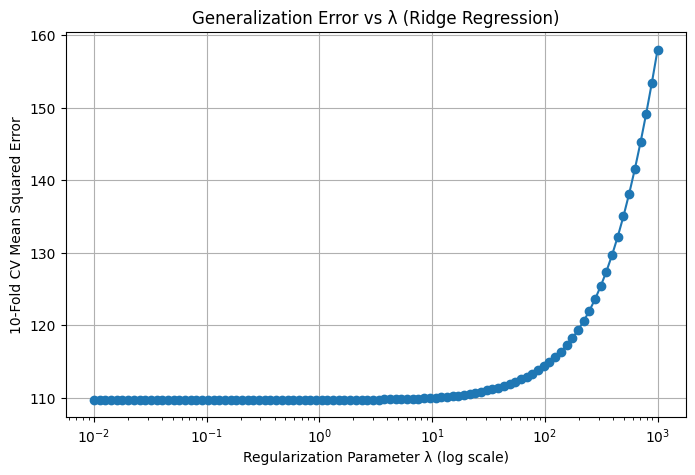
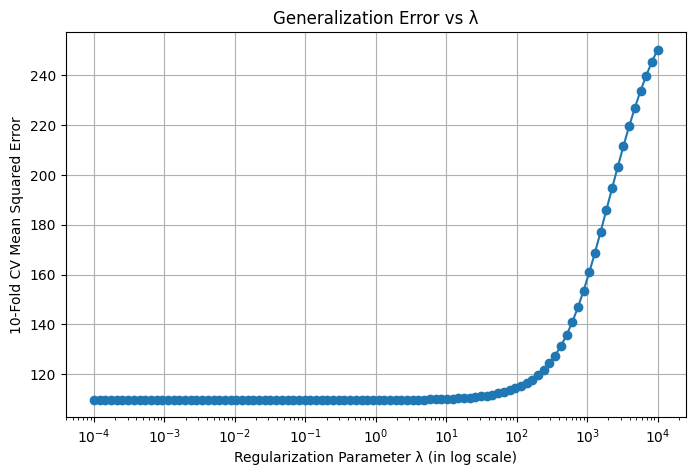
The change to this notebook cell's code, shown as a diff; its figure went from the first image to the second:
--- before
+++ after
@@ -1,31 +1,34 @@
 X_scaled = scaler.fit_transform(X)
 
-# λ values from 10^-4 to 10^3
-lambdas = np.logspace(-2, 3, 100)  
-kf = KFold(n_splits=10, shuffle=True, random_state=42)
+# λ values from 10^-4 to 10^4
+lambdas = np.logspace(-4, 4, 100)  
+tenfold = KFold(n_splits=10, shuffle=True, random_state=42)
 
 mse_scores = []
 
-for lam in lambdas:
-    ridge = Ridge(alpha=lam)
-    neg_mse = cross_val_score(ridge, X_scaled, y,
-                              cv=kf, scoring='neg_mean_squared_error')
+for l in lambdas:
+    ridge = Ridge(alpha=l)
+    neg_mse = cross_val_score(ridge, X_scaled, y, cv=tenfold, scoring='neg_mean_squared_error')
     mse_scores.append(-neg_mse.mean())
 
 plt.figure(figsize=(8,5))
 plt.semilogx(lambdas, mse_scores, marker='o')
-plt.xlabel("Regularization Parameter λ (log scale)")
+plt.xlabel("Regularization Parameter λ (in log scale)")
 plt.ylabel("10-Fold CV Mean Squared Error")
-plt.title("Generalization Error vs λ (Ridge Regression)")
+plt.title("Generalization Error vs λ")
 plt.grid(True)
 plt.show()
 
-best_lambda = lambdas[np.argmin(mse_scores)]
-print("Best λ:", best_lambda)
+optimal_lambda = lambdas[np.argmin(mse_scores)]
+print("Optimal λ:", optimal_lambda)
 
-ridge_final = Ridge(alpha=best_lambda)
+ridge_final = Ridge(alpha=optimal_lambda)
 ridge_final.fit(X_scaled, y)
 
-coef = ridge_final.coef_
-for name, value in zip(X.columns, coef):
+w = ridge_final.coef_
+w0 = ridge_final.intercept_
+print("Optimal Coefficients (w*):", w)
+print("Intercept (w0):", w0)
+
+for name, value in zip(X.columns, w):
     print(f"{name:25s} : {value:.4f}")

Commit: 1. Changed parameters for training and test set 2. Changed range of λ